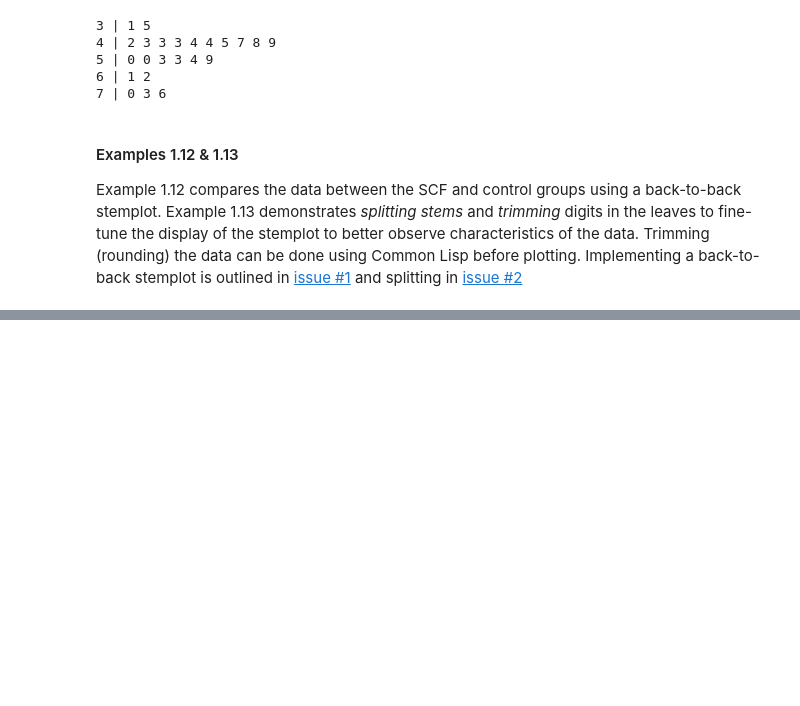
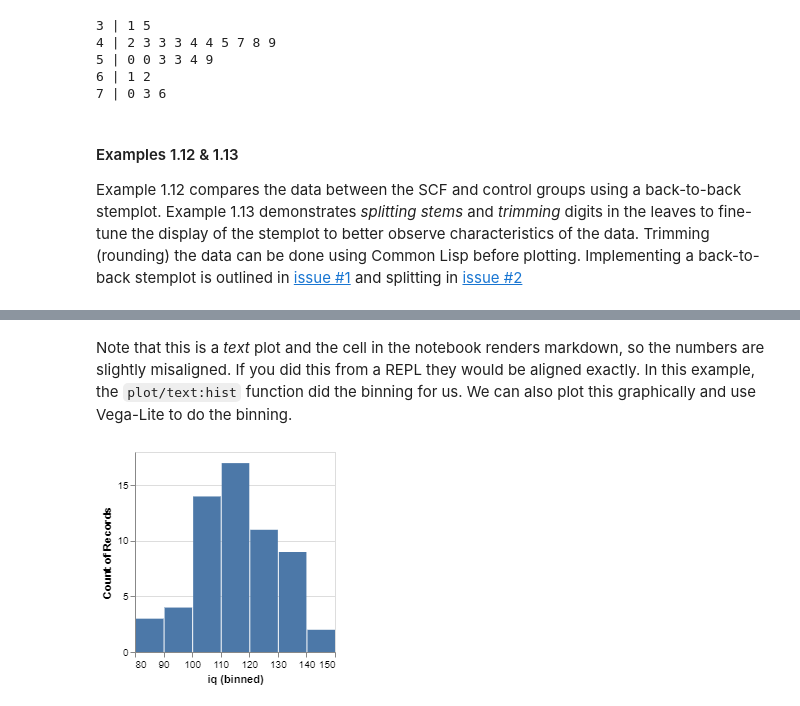
Before and after one commit to Lisp-Stat/IPS9, a Jupyter notebook: notebooks/Part I/01 - Distributions.ipynb, the cells around one changed output, grey strips where cells are left out. Cells and saved outputs as stored; diff of their text form; code cells hidden in the pictures; blank space fills up the shorter version.

```diff
--- a/notebooks/Part I/01 - Distributions.ipynb
+++ b/notebooks/Part I/01 - Distributions.ipynb
@@ -185,0 +326,10 @@ Example 1.12 compares the data between the SCF and control groups using a back-t
+# %% [markdown]
+Note that this is a _text_ plot and the cell in the notebook renders markdown, so the numbers are slightly misaligned. If you did this from a REPL they would be aligned exactly. In this example, the `plot/text:hist` function did the binning for us. We can also plot this graphically and use Vega-Lite to do the binning.
+# %%
+(ips:plot
+ (vega:defplot iq-plot `(:mark :bar
+                         :data ,iq
+                         :encoding (:x (:field iq :bin (:maxbins 8))
+                                    :y (:aggregate "count")))))
+# %% [output]
+[figure, added]
```
Also changed, not shown: parts of 47 cells of this notebook, 7 other files.
